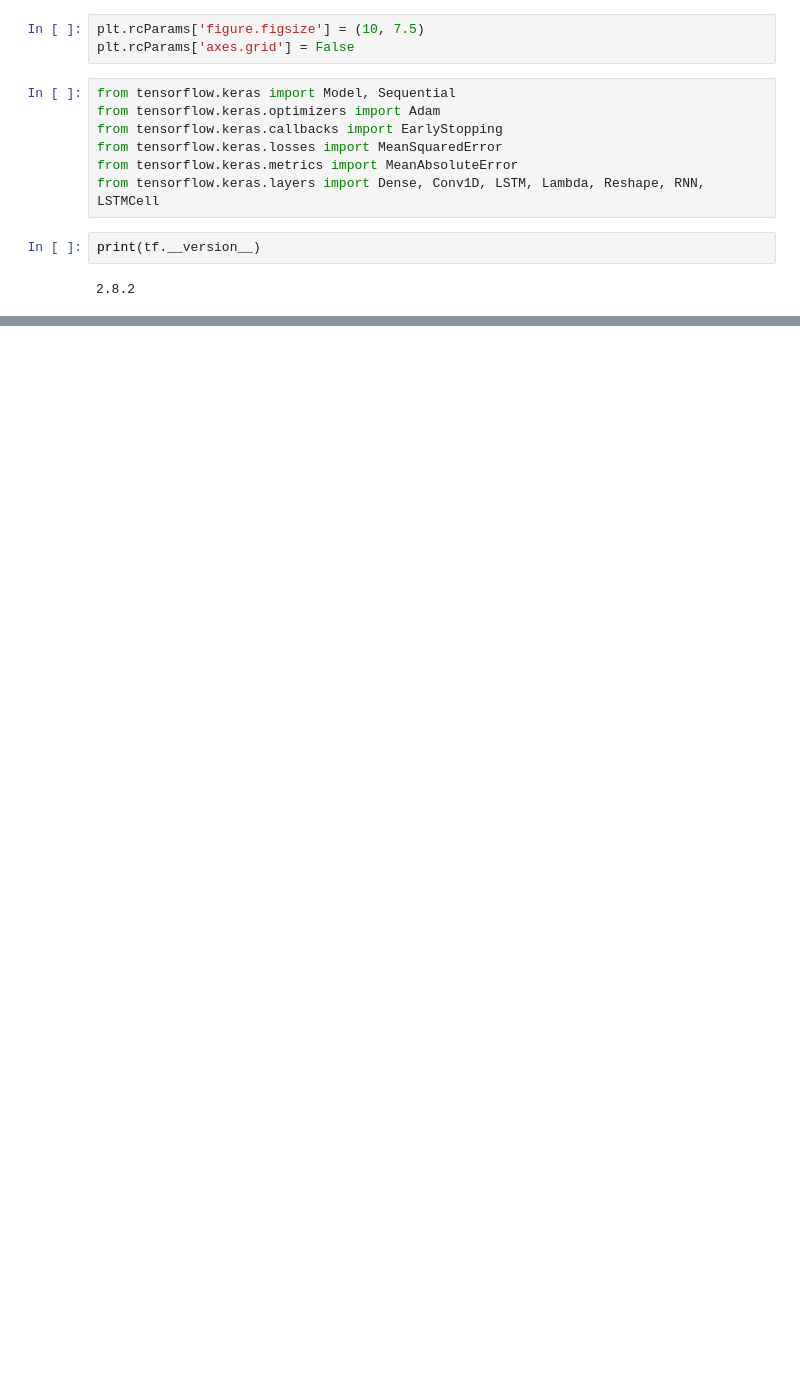
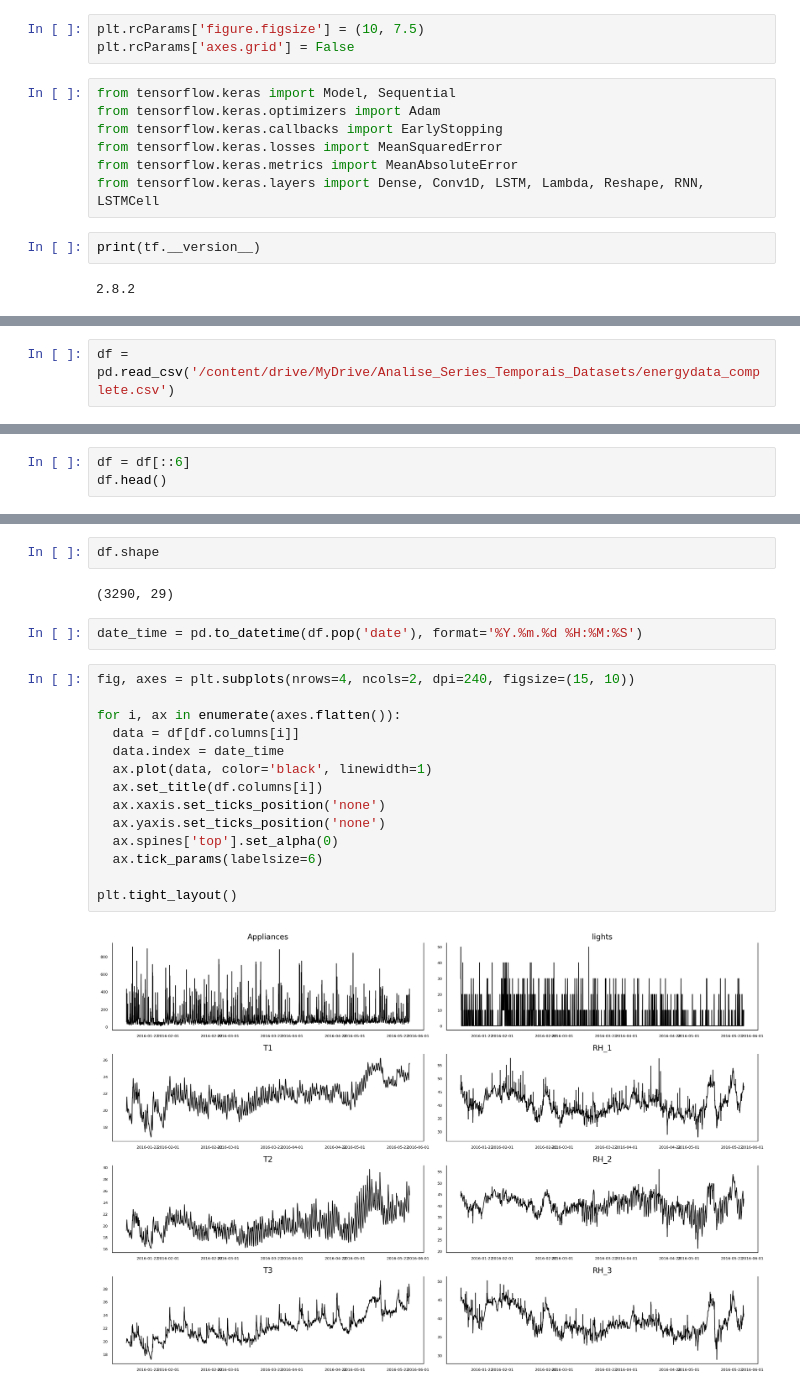
Before and after one commit to thiago2608santana/Analise_Series_Temporais, a Jupyter notebook: Deep_Learning_in_Time_Series_Analysis.ipynb, the cells around one changed output, grey strips where cells are left out. Drawn from its saved outputs; the diff is of its cells as text; blank space fills up the shorter version.

```diff
--- a/Deep_Learning_in_Time_Series_Analysis.ipynb
+++ b/Deep_Learning_in_Time_Series_Analysis.ipynb
@@ -25,0 +33,2 @@ print(tf.__version__)
+# %%
+df = pd.read_csv('/content/drive/MyDrive/Analise_Series_Temporais_Datasets/energydata_complete.csv')
@@ -25,0 +47,3 @@ print(tf.__version__)
+# %%
+df = df[::6]
+df.head()
@@ -25,0 +58,22 @@ print(tf.__version__)
+# %%
+df.shape
+# %% [output]
+(3290, 29)
+# %%
+date_time = pd.to_datetime(df.pop('date'), format='%Y.%m.%d %H:%M:%S')
+# %%
+fig, axes = plt.subplots(nrows=4, ncols=2, dpi=240, figsize=(15, 10))
+
+for i, ax in enumerate(axes.flatten()):
+  data = df[df.columns[i]]
+  data.index = date_time
+  ax.plot(data, color='black', linewidth=1)
+  ax.set_title(df.columns[i])
+  ax.xaxis.set_ticks_position('none')
+  ax.yaxis.set_ticks_position('none')
+  ax.spines['top'].set_alpha(0)
+  ax.tick_params(labelsize=6)
+
+plt.tight_layout()
+# %% [output]
+[figure, added]
```
Also changed, not shown: parts of 28 cells of this notebook.
